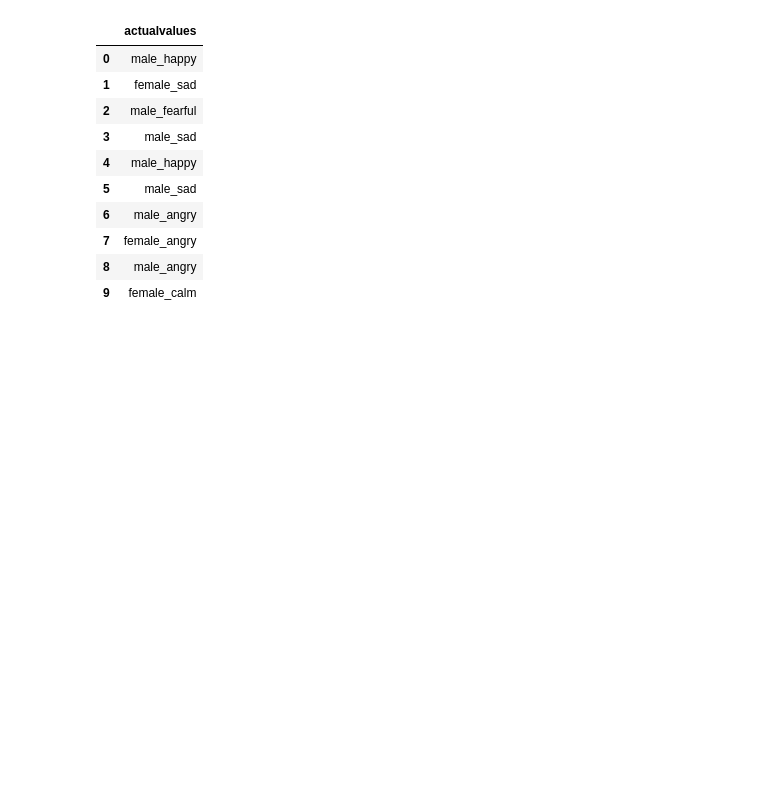
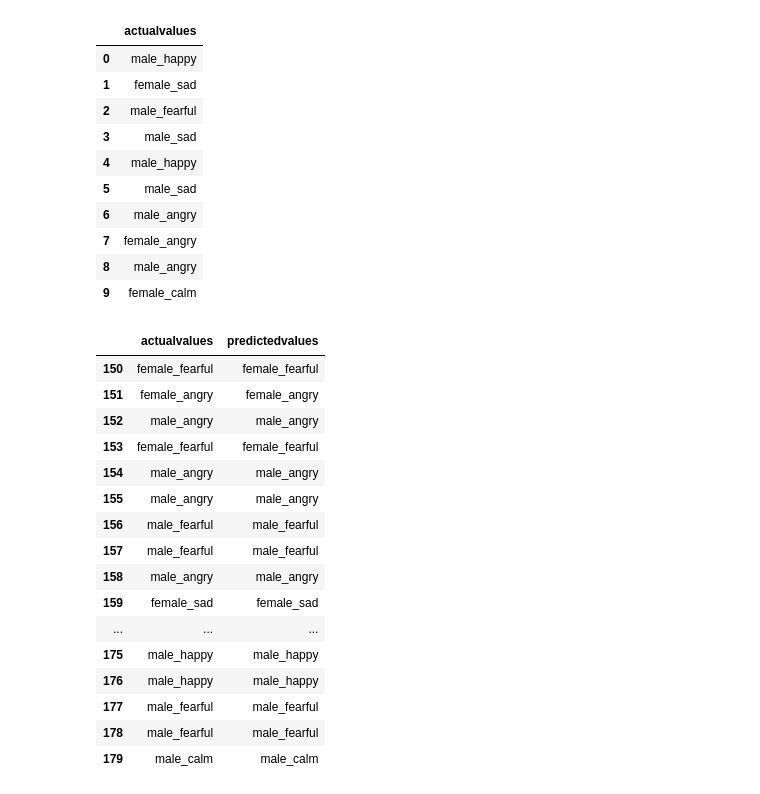
Before and after one commit to RadhiMalhotra98/CS584-Machine-Learning-Project, a Jupyter notebook: TRAINING_MODULE.ipynb, the cells around one changed output. Saved outputs shown, nothing was run; the diff lists cells and outputs as text; code cells hidden in the pictures; blank space fills up the shorter version.

```diff
--- a/TRAINING_MODULE.ipynb
+++ b/TRAINING_MODULE.ipynb
@@ -557,3 +557,25 @@ actualdf[:10]
 | 9 | female_calm |
 # %%
 finaldf = actualdf.join(preddf)
+# %%
+# Actual v/s Predicted emotions
+
+finaldf[150:180]
+# %% [output]
+|  | actualvalues | predictedvalues |
+| 150 | female_fearful | female_fearful |
+| 151 | female_angry | female_angry |
+| 152 | male_angry | male_angry |
+| 153 | female_fearful | female_fearful |
+| 154 | male_angry | male_angry |
+| 155 | male_angry | male_angry |
+| 156 | male_fearful | male_fearful |
+| 157 | male_fearful | male_fearful |
+| 158 | male_angry | male_angry |
+| 159 | female_sad | female_sad |
+| ... | ... | ... |
+| 175 | male_happy | male_happy |
+| 176 | male_happy | male_happy |
+| 177 | male_fearful | male_fearful |
+| 178 | male_fearful | male_fearful |
+| 179 | male_calm | male_calm |
```
Also changed, not shown: parts of 4 cells of this notebook.
